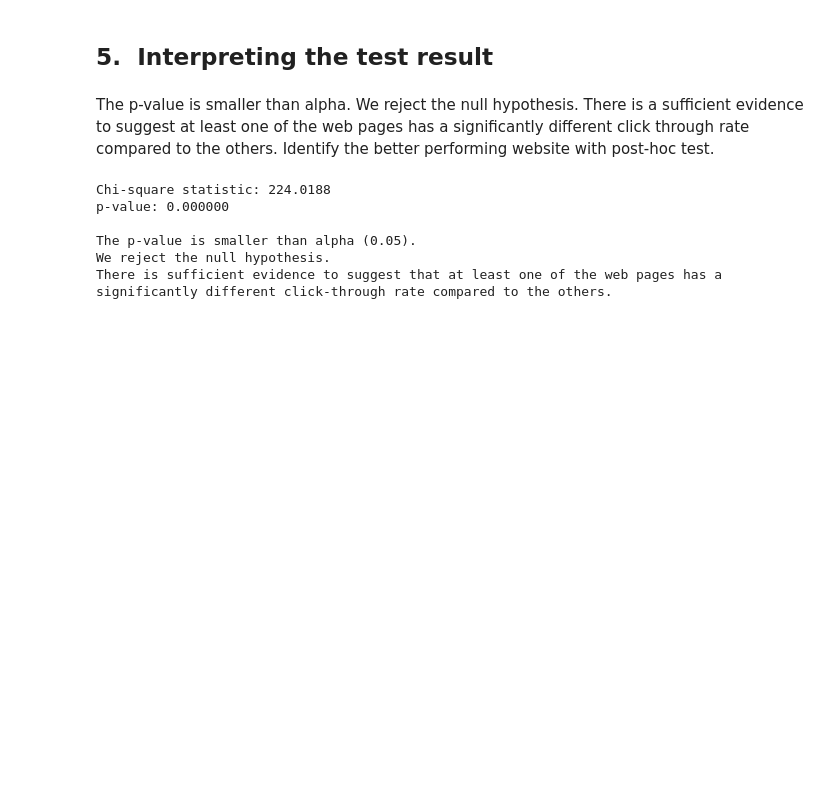
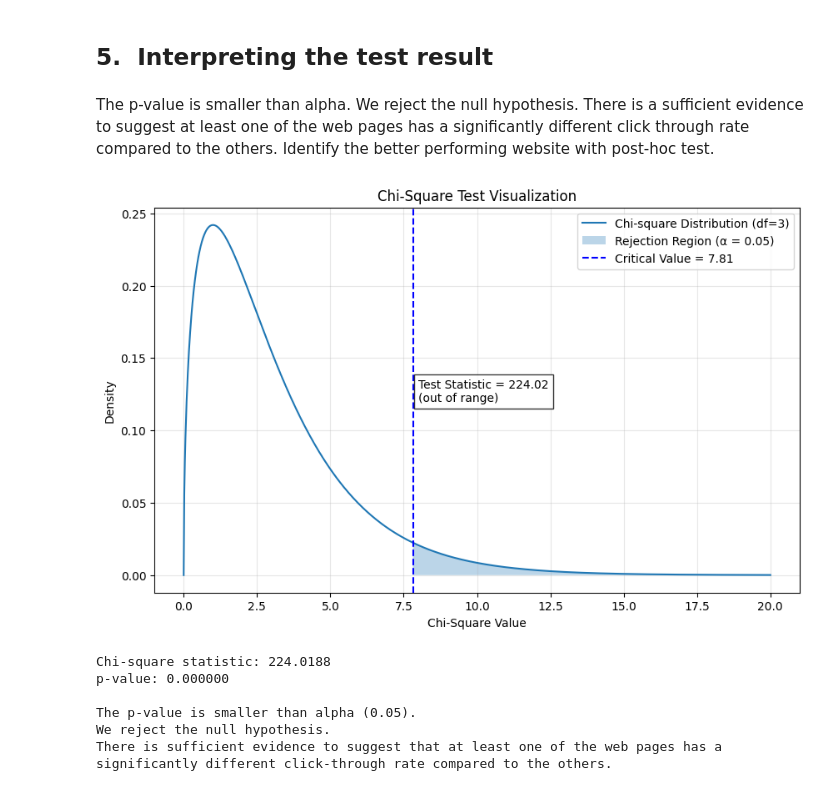
Before and after one commit to iqlore-collab/A-B-Testing-Chi-Squer, a Jupyter notebook: Statistical_Analysis_of_Web_Variants_(CTR_&_Chi_Square_Test).ipynb, the cells around one changed output. Saved outputs shown, nothing was run; the diff lists cells and outputs as text; code cells hidden in the pictures; blank space fills up the shorter version.

```diff
--- a/Statistical_Analysis_of_Web_Variants_(CTR_&_Chi_Square_Test).ipynb
+++ b/Statistical_Analysis_of_Web_Variants_(CTR_&_Chi_Square_Test).ipynb
@@ -203,6 +203,50 @@ def interpret_chi_square(chisq, pvalue, alpha=0.05):
         print(
             "There is not sufficient evidence to suggest a difference in click-through rates."
         )
+# %%
+import numpy as np
+import matplotlib.pyplot as plt
+from scipy.stats import chi2
+
+# Parametry
+df = 3                 # stopnie swobody
+alpha = 0.05           # poziom istotności
+test_stat = 224.02     # statystyka testowa
+
+# Zakres osi X
+x = np.linspace(0, 20, 1000)
+
+# Rozkład chi-kwadrat
+y = chi2.pdf(x, df)
+
+# Wartość krytyczna
+critical_value = chi2.ppf(1 - alpha, df)
+
+# Wykres
+plt.figure(figsize=(10, 6))
+plt.plot(x, y, label=f'Chi-square Distribution (df={df})')
+
+# Obszar odrzucenia
+x_fill = np.linspace(critical_value, 20, 300)
+plt.fill_between(x_fill, chi2.pdf(x_fill, df), alpha=0.3, label='Rejection Region (α = 0.05)')
+
+# Linia wartości krytycznej
+plt.axvline(critical_value, color='blue', linestyle='--', label=f'Critical Value = {critical_value:.2f}')
+
+# Adnotacja statystyki testowej
+plt.text(8, 0.12, f'Test Statistic = {test_stat:.2f}\n(out of range)',
+         bbox=dict(facecolor='white', alpha=0.8))
+
+# Opisy
+plt.title('Chi-Square Test Visualization')
+plt.xlabel('Chi-Square Value')
+plt.ylabel('Density')
+plt.legend()
+plt.grid(alpha=0.3)
+
+plt.show()
+# %% [output]
+[figure, added]
 # %%
 interpret_chi_square(chisq, pvalue)
 # %% [output]
```
